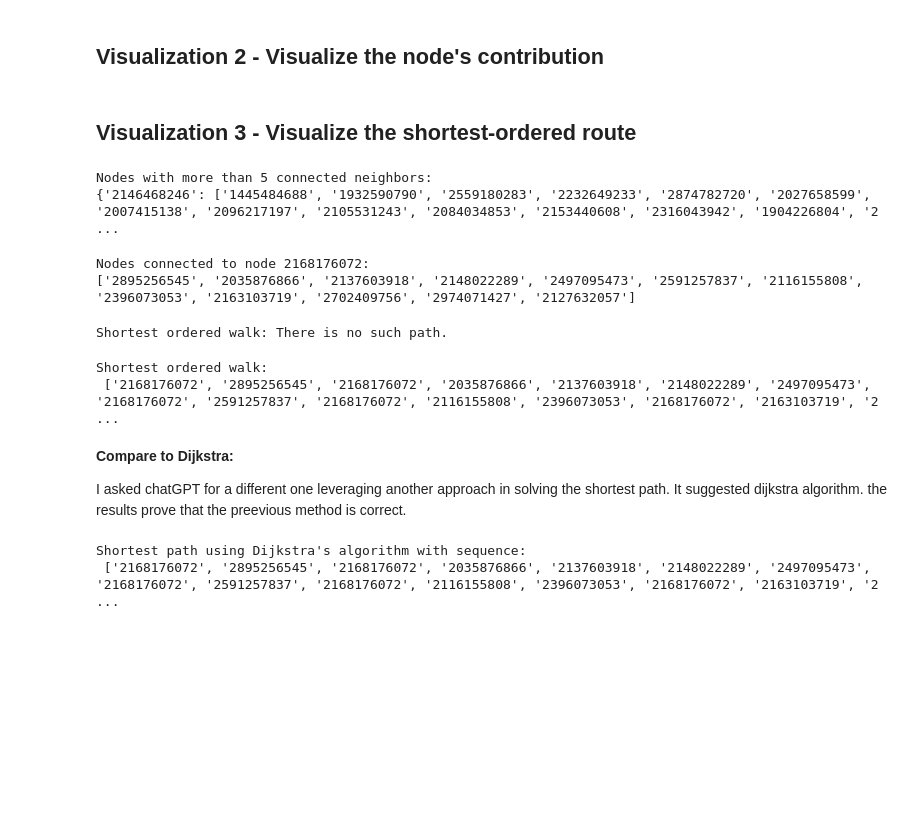
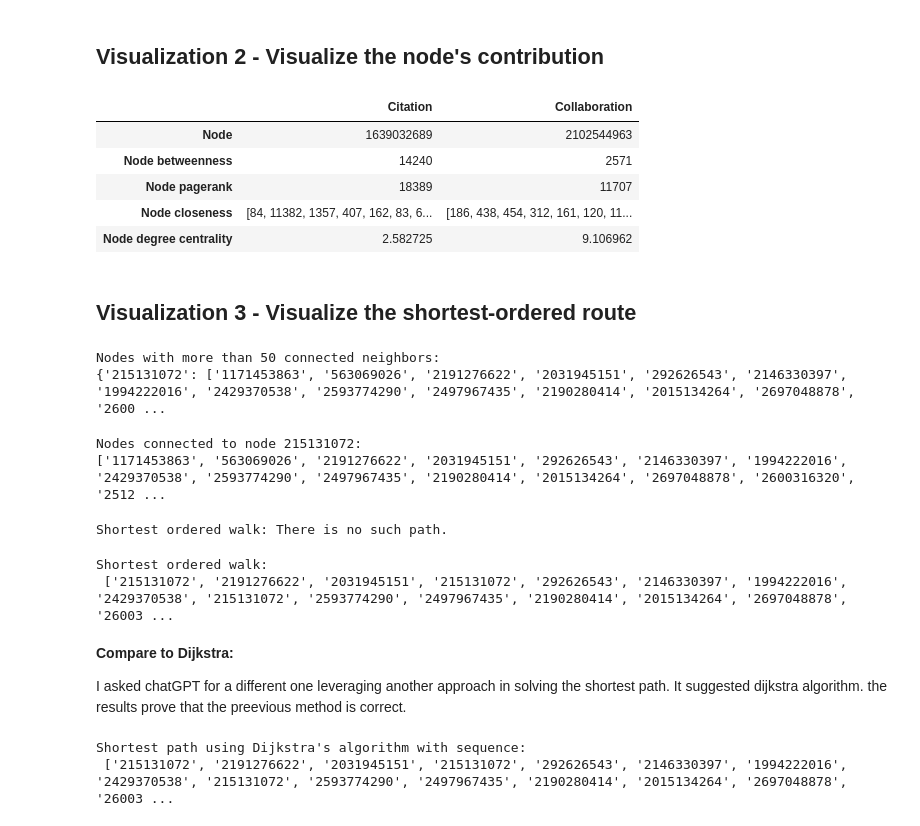
Before and after one commit to armanfeili/ADM-HW5, a Jupyter notebook: notebook 5.ipynb, the cells around one changed output. Cells and saved outputs as stored; diff of their text form; code cells hidden in the pictures; blank space fills up the shorter version.

```diff
--- a/notebook 5.ipynb
+++ b/notebook 5.ipynb
@@ -617,16 +531,23 @@ collaboration_contribution_info = nodes_contribution(collaboration_graph, list(c
 # %%
 # Create a DataFrame to hold the information
 contribution_data = {
-    'Node': [list(citation_graph.nodes())[1], list(collaboration_graph.nodes())[1]]
+    'Node': [list(citation_graph.nodes())[1], list(collaboration_graph.nodes())[1]],
     'Node betweenness': [citation_info[0], collaboration_info[0]],
     'Node pagerank': [citation_info[1], collaboration_info[1]],
     'Node closeness': [citation_info[2], collaboration_info[2]],
-    'Node degree centrality': [citation_info[3], collaboration_info[3]],
+    'Node degree centrality': [citation_info[3], collaboration_info[3]]
 }
 
 contribution_df = pd.DataFrame(contribution_data).T
-contribution_df = contribution_df.rename(columns={0: "Citation", 1:"Collaboration"})
+contribution_df = contribution_df.rename(columns={0: "Citation", 1: "Collaboration"})
 contribution_df
+# %% [output]
+|  | Citation | Collaboration |
+| Node | 1639032689 | 2102544963 |
+| Node betweenness | 14240 | 2571 |
+| Node pagerank | 18389 | 11707 |
+| Node closeness | [84, 11382, 1357, 407, 162, 83, 6... | [186, 438, 454, 312, 161, 120, 11... |
+| Node degree centrality | 2.582725 | 9.106962 |
 # %% [markdown]
 ## Visualization 3 - Visualize the shortest-ordered route
 # %%
@@ -644,18 +565,18 @@ nodes_with_neighbors = {}
 # Iterate through nodes and count their neighbors
 for node in list(collaboration_graph.nodes())[:1000]:
     neighbors = list(collaboration_graph.neighbors(node))
-    if len(neighbors) > 200:
+    if len(neighbors) > 50:
         nodes_with_neighbors[node] = neighbors
 
-print("Nodes with more than 5 connected neighbors:")
+print("Nodes with more than 50 connected neighbors:")
 print(nodes_with_neighbors)
 # %% [output]
-Nodes with more than 5 connected neighbors:
-{'2146468246': ['1445484688', '1932590790', '2559180283', '2232649233', '2874782720', '2027658599', '2007415138', '2096217197', '2105531243', '2084034853', '2153440608', '2316043942', '1904226804', '2 ...
+Nodes with more than 50 connected neighbors:
+{'215131072': ['1171453863', '563069026', '2191276622', '2031945151', '292626543', '2146330397', '1994222016', '2429370538', '2593774290', '2497967435', '2190280414', '2015134264', '2697048878', '2600 ...
 # %%
 # Choose a single node to find its connected nodes
 
-selected_node = '2168176072'  # Replace this with the node you're interested in
+selected_node = '215131072'
 
 # Get nodes connected to the selected node
 connected_nodes = list(collaboration_graph.neighbors(selected_node))
@@ -663,8 +584,8 @@ connected_nodes = list(collaboration_graph.neighbors(selected_node))
 print(f"Nodes connected to node {selected_node}:")
 print(connected_nodes)
 # %% [output]
-Nodes connected to node 2168176072:
-['2895256545', '2035876866', '2137603918', '2148022289', '2497095473', '2591257837', '2116155808', '2396073053', '2163103719', '2702409756', '2974071427', '2127632057']
+Nodes connected to node 215131072:
+['1171453863', '563069026', '2191276622', '2031945151', '292626543', '2146330397', '1994222016', '2429370538', '2593774290', '2497967435', '2190280414', '2015134264', '2697048878', '2600316320', '2512 ...
 # %%
 # Usage for NOT connected nodes in graph:
 authors_sequence = ['2102544963', '2168176072', '2895256545']
@@ -677,15 +598,15 @@ print("Shortest ordered walk:", result)
 Shortest ordered walk: There is no such path.
 # %%
 # Usage for connected nodes in graph:
-authors_sequence = ['2895256545', '2035876866', '2137603918', '2148022289', '2497095473', '2591257837', '2116155808', '2396073053', '2163103719', '2702409756', '2974071427']  # Replace with your sequence of authors
-start_author = '2168176072'
-end_author = '2127632057'
+authors_sequence = ['2191276622', '2031945151', '292626543', '2146330397', '1994222016', '2429370538', '2593774290', '2497967435', '2190280414', '2015134264', '2697048878', '2600316320']
+start_author = '215131072'
+end_author = '2497787018'
 
 result = shortest_ordered_walk(collaboration_graph, authors_sequence, start_author, end_author)
 print("Shortest ordered walk:\n", result)
 # %% [output]
 Shortest ordered walk:
- ['2168176072', '2895256545', '2168176072', '2035876866', '2137603918', '2148022289', '2497095473', '2168176072', '2591257837', '2168176072', '2116155808', '2396073053', '2168176072', '2163103719', '2 ...
+ ['215131072', '2191276622', '2031945151', '215131072', '292626543', '2146330397', '1994222016', '2429370538', '215131072', '2593774290', '2497967435', '2190280414', '2015134264', '2697048878', '26003 ...
 # %% [markdown]
 **Compare to Dijkstra:**
 
@@ -706,12 +627,12 @@ def shortest_path_dijkstra(graph, authors_sequence, start_author, end_author):
     except nx.NetworkXNoPath:
         return "There is no such path."
 
-authors_sequence = ['2895256545', '2035876866', '2137603918', '2148022289', '2497095473', '2591257837', '2116155808', '2396073053', '2163103719', '2702409756', '2974071427']
-start_author = '2168176072'
-end_author = '2127632057'
+authors_sequence = ['2191276622', '2031945151', '292626543', '2146330397', '1994222016', '2429370538', '2593774290', '2497967435', '2190280414', '2015134264', '2697048878', '2600316320']
+start_author = '215131072'
+end_author = '2497787018'
 
 result_dijkstra_sequence = shortest_path_dijkstra(collaboration_graph, authors_sequence, start_author, end_author)
 print("Shortest path using Dijkstra's algorithm with sequence:\n", result_dijkstra_sequence)
 # %% [output]
 Shortest path using Dijkstra's algorithm with sequence:
- ['2168176072', '2895256545', '2168176072', '2035876866', '2137603918', '2148022289', '2497095473', '2168176072', '2591257837', '2168176072', '2116155808', '2396073053', '2168176072', '2163103719', '2 ...
+ ['215131072', '2191276622', '2031945151', '215131072', '292626543', '2146330397', '1994222016', '2429370538', '215131072', '2593774290', '2497967435', '2190280414', '2015134264', '2697048878', '26003 ...
```
Also changed, not shown: parts of 20 cells of this notebook.
